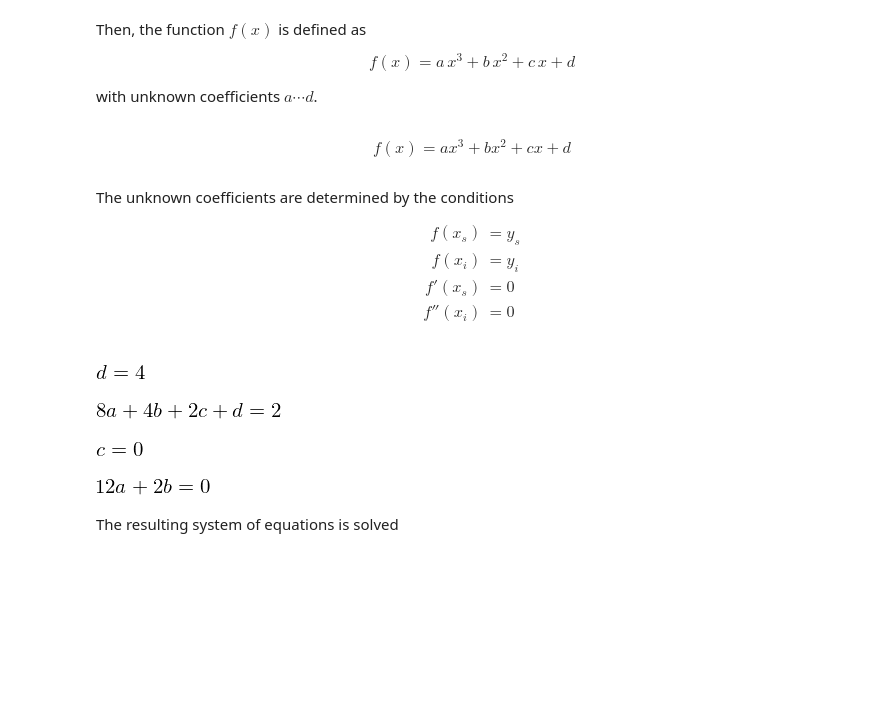
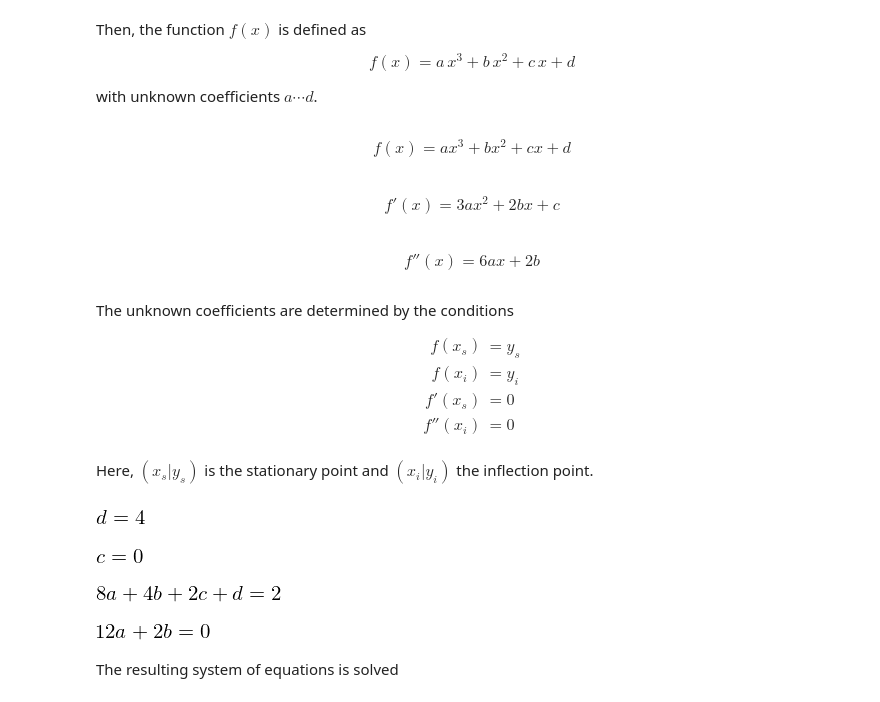
Before and after one commit to wolfgang-302/fun-expr, a Jupyter notebook: docs/04-determine_polynomial_of_degree_3.ipynb, the cells around one changed output. Saved outputs shown, nothing was run; the diff lists cells and outputs as text; code cells hidden in the pictures; blank space fills up the shorter version.

```diff
--- a/docs/04-determine_polynomial_of_degree_3.ipynb
+++ b/docs/04-determine_polynomial_of_degree_3.ipynb
@@ -39,10 +39,16 @@ x = Symbol('x')
 a,b,c,d = symbols('a,b,c,d')
 
 f = FE(x, a*x**3 + b*x**2 + c*x + d)
+f_1 = f.diff(x)
+f_2 = f.diff(x,2)
 
-Math("f(x)="+latex(f(x)))
+display(Math("f(x)="+latex(f(x))))
+display(Math("f'(x)="+latex(f_1(x))))
+display(Math("f''(x)="+latex(f_2(x))))
 # %% [output]
 $$f(x)=a x^{3} + b x^{2} + c x + d$$
+$$f'(x)=3 a x^{2} + 2 b x + c$$
+$$f''(x)=6 a x + 2 b$$
 # %% [markdown]
 The unknown coefficients are determined by the conditions
 
@@ -52,22 +58,27 @@ The unknown coefficients are determined by the conditions
   f'(x_s) &= 0 \\
   f''(x_i) &= 0 \\
 \end{align*}
+
+Here, $(x_s|y_s)$ is the stationary point and $(x_i|y_i)$ the inflection point.
 # %%
 # known information
-p_s = (0,4) # stationary point
-p_i = (2,2) # inflection point
+x_s, y_s = 0,4
+x_i, y_i = 2,2
+p_s = (x_s,y_s) # stationary point
+p_i = (x_i,y_i) # inflection point
 
 # equations
-eqns = [Eq(f(x),y) for x,y in (p_s,p_i)] + \
-       [Eq(f.diff(x)(p_s[0]),0)] + \
-       [Eq(f.diff(x,2)(p_i[0]),0)]
+eqns = [Eq(f(x_s),y_s),
+        Eq(f_1(x_s),0),
+        Eq(f(x_i),y_i),
+        Eq(f_2(x_i),0)]
 
 for eq in eqns:
     display(eq)
 # %% [output]
 [figure]
-[figure, old version]
+[figure, new version]
-[figure, old version]
+[figure, new version]
 [figure]
 # %% [markdown]
 The resulting system of equations is solved
```
Also changed, not shown: parts of 3 cells of this notebook, 4 other files.
